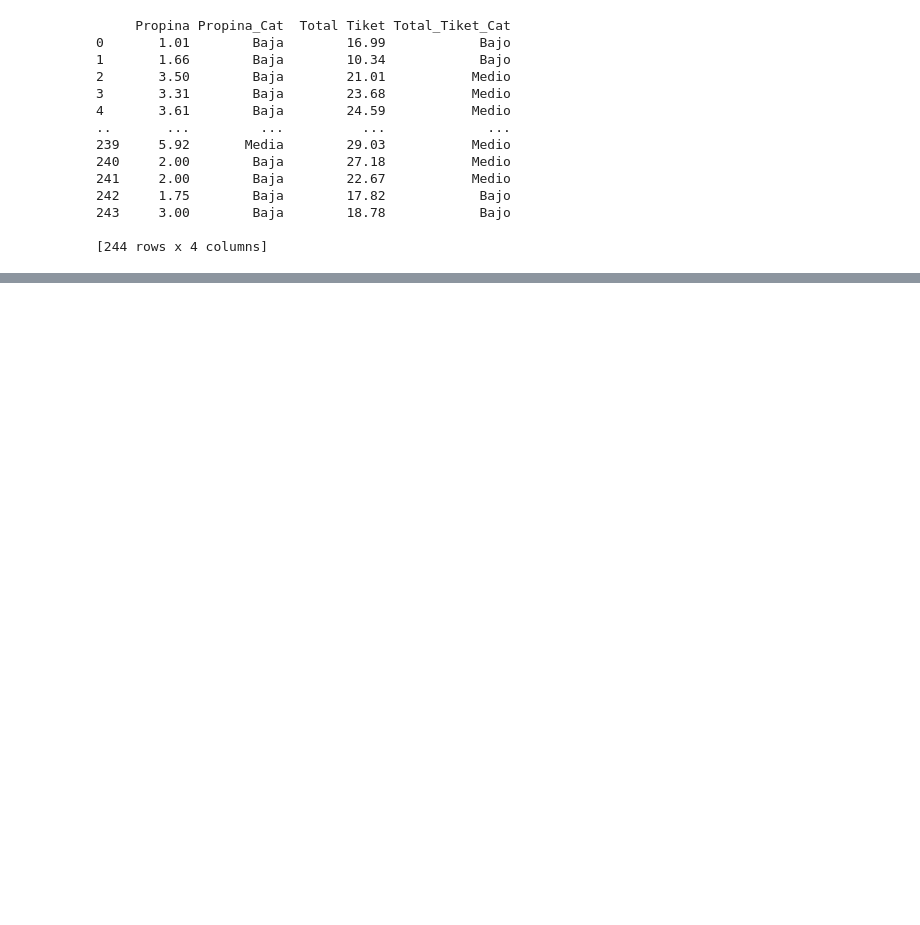
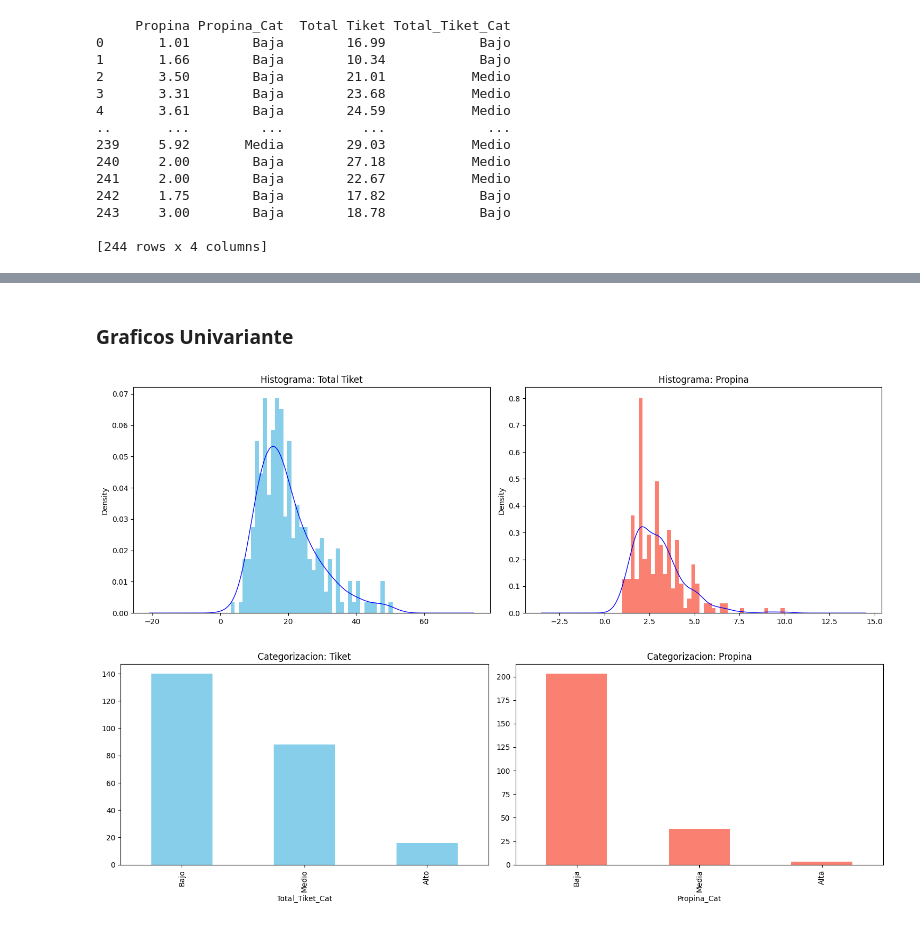
Before and after one commit to MarcoCasSir/LaboratorioDataScience, a Jupyter notebook: act3/tips_marco_casati.ipynb, the cells around one changed output, grey strips where cells are left out. Cells and saved outputs as stored; diff of their text form; code cells hidden in the pictures; blank space fills up the shorter version.

Commit message:
graficos univariantes

```diff
--- a/act3/tips_marco_casati.ipynb
+++ b/act3/tips_marco_casati.ipynb
@@ -190,3 +210,8 @@ None
+# %%
+# el metodo fillna es el encargado de realizar la sustitucion, con el valor de la media.
+df['Propina'] = df['Propina'].fillna(df['Propina'].mean())
+
+# df_borrar_colum =df.dropna(subset=["Propina"])
 # %% [markdown]
 ## 3.Estadisicas basica
   ### Visualizacion estadisticos
@@ -376,0 +490,44 @@ print(df[['Propina', 'Propina_Cat', 'Total Tiket', 'Total_Tiket_Cat']])
+# %%
+import matplotlib.pyplot as plt
+import seaborn as sns
+
+# Establece tamaño de visualizacion de los graficos
+plt.rcParams['figure.figsize'] = (10, 6)
+# %% [markdown]
+### Graficos Univariante
+# %%
+plt.figure(figsize=(15,5))
+
+# Histograma TOTAL TIKET
+plt.subplot(1, 2, 1)
+df['Total Tiket'].plot(kind='hist', bins=40, color='skyblue', density=True)
+df['Total Tiket'].plot(kind='density', color='blue', linewidth=1)
+plt.title('Histograma: Total Tiket')
+
+# Histograma PROPINA
+plt.subplot(1, 2, 2)
+df['Propina'].plot(kind='hist', bins=40, color='salmon',density=True)
+df['Propina'].plot(kind='density', color='blue', linewidth=1)
+plt.title('Histograma: Propina')
+
+plt.tight_layout()
+plt.show()
+
+
+plt.figure(figsize=(15,5))
+
+# Grafico de frecuencia: GENERO
+plt.subplot(1, 2, 1)
+df['Total_Tiket_Cat'].value_counts().plot(kind='bar', color='skyblue')
+plt.title('Categorizacion: Tiket')
+
+# Grafico de frecuencia: PROPINA
+plt.subplot(1, 2, 2)
+df['Propina_Cat'].value_counts().plot(kind='bar',color='salmon')
+plt.title('Categorizacion: Propina')
+
+plt.tight_layout()
+plt.show()
+# %% [output]
+[figure, added]
+[figure, added]
```
Also changed, not shown: parts of 44 cells of this notebook, 10 other files.
